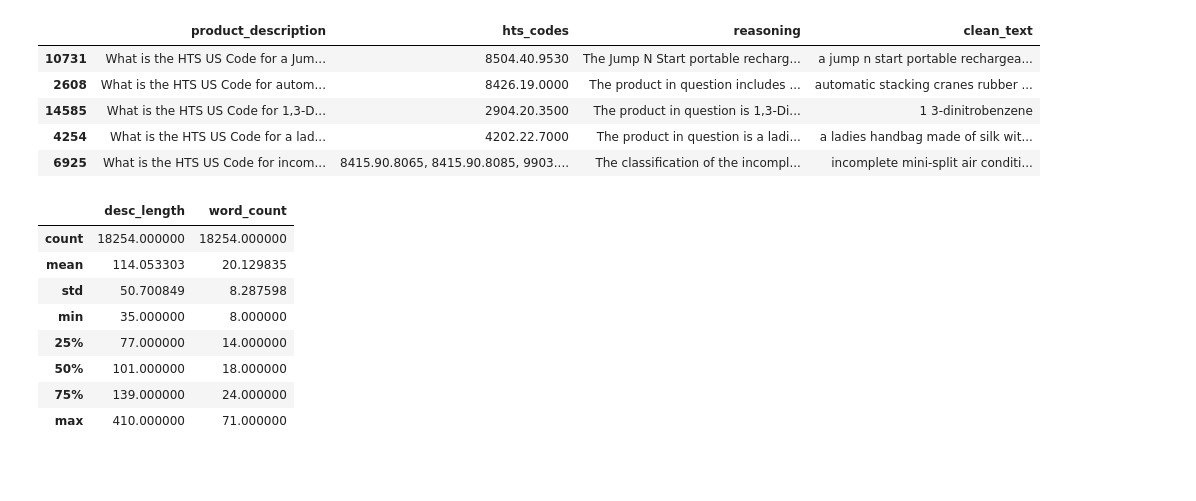
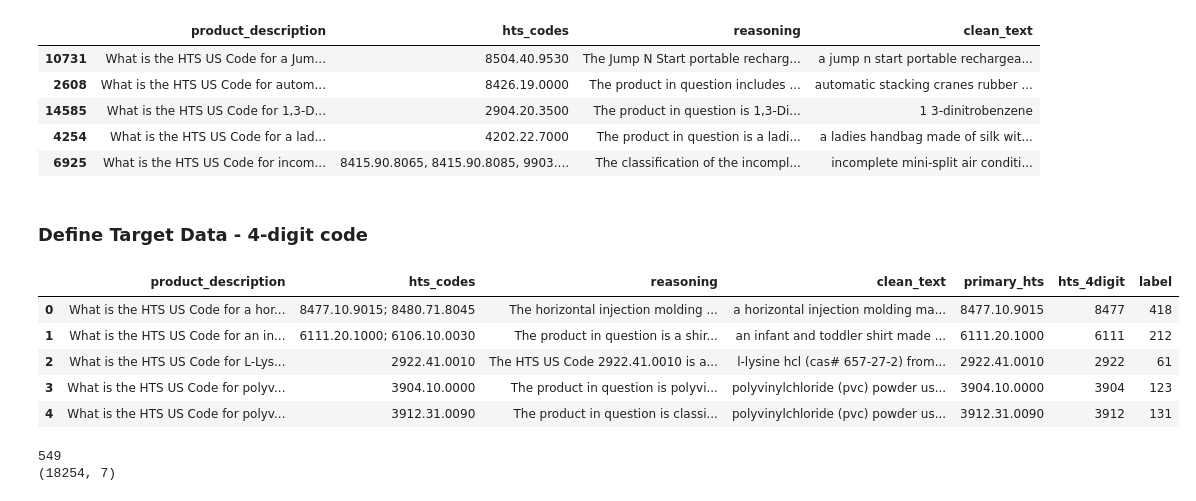
Before and after one commit to hannah-lin-nu/HTS-Master-Classifier, a Jupyter notebook: HTS_Classifier.ipynb, the cells around one changed output. Saved outputs shown, nothing was run; the diff lists cells and outputs as text; code cells hidden in the pictures; blank space fills up the shorter version.

```diff
--- a/HTS_Classifier.ipynb
+++ b/HTS_Classifier.ipynb
@@ -104,28 +93,5 @@ parsed_df.sample(5, random_state=42)
 | 14585 | What is the HTS US Code for 1,3-D... | 2904.20.3500 | The product in question is 1,3-Di... | 1 3-dinitrobenzene |
 | 4254 | What is the HTS US Code for a lad... | 4202.22.7000 | The product in question is a ladi... | a ladies handbag made of silk wit... |
 | 6925 | What is the HTS US Code for incom... | 8415.90.8065, 8415.90.8085, 9903.... | The classification of the incompl... | incomplete mini-split air conditi... |
-# %%
-parsed_df["desc_length"] = (
-    parsed_df["product_description"]
-    .str.len()
-)
-
-parsed_df["word_count"] = (
-    parsed_df["product_description"]
-    .str.split()
-    .str.len()
-)
-
-parsed_df[
-    ["desc_length", "word_count"]
-].describe()
-# %% [output]
-|  | desc_length | word_count |
-| count | 18254.000000 | 18254.000000 |
-| mean | 114.053303 | 20.129835 |
-| std | 50.700849 | 8.287598 |
-| min | 35.000000 | 8.000000 |
-| 25% | 77.000000 | 14.000000 |
-| 50% | 101.000000 | 18.000000 |
-| 75% | 139.000000 | 24.000000 |
-| max | 410.000000 | 71.000000 |
+# %% [markdown]
+### Define Target Data - 4-digit code
@@ -131,0 +125,16 @@ parsed_df[
+# %%
+parsed_df.head()
+# %% [output]
+|  | product_description | hts_codes | reasoning | clean_text | primary_hts | hts_4digit | label |
+| 0 | What is the HTS US Code for a hor... | 8477.10.9015; 8480.71.8045 | The horizontal injection molding ... | a horizontal injection molding ma... | 8477.10.9015 | 8477 | 418 |
+| 1 | What is the HTS US Code for an in... | 6111.20.1000; 6106.10.0030 | The product in question is a shir... | an infant and toddler shirt made ... | 6111.20.1000 | 6111 | 212 |
+| 2 | What is the HTS US Code for L-Lys... | 2922.41.0010 | The HTS US Code 2922.41.0010 is a... | l-lysine hcl (cas# 657-27-2) from... | 2922.41.0010 | 2922 | 61 |
+| 3 | What is the HTS US Code for polyv... | 3904.10.0000 | The product in question is polyvi... | polyvinylchloride (pvc) powder us... | 3904.10.0000 | 3904 | 123 |
+| 4 | What is the HTS US Code for polyv... | 3912.31.0090 | The product in question is classi... | polyvinylchloride (pvc) powder us... | 3912.31.0090 | 3912 | 131 |
+# %%
+# Check number of unique classes and shape
+print(parsed_df["hts_4digit"].nunique())
+print(parsed_df.shape)
+# %% [output]
+549
+(18254, 7)
```
Also changed, not shown: parts of 11 cells of this notebook.
